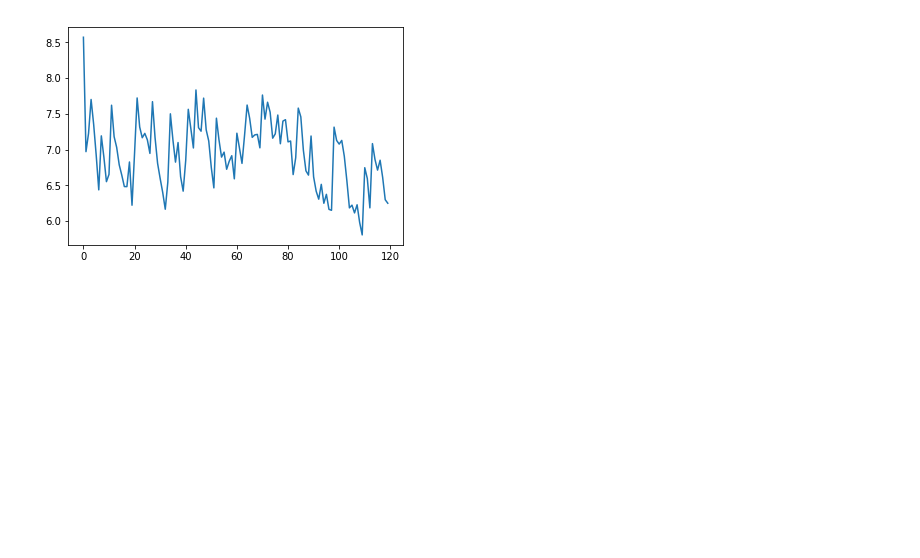
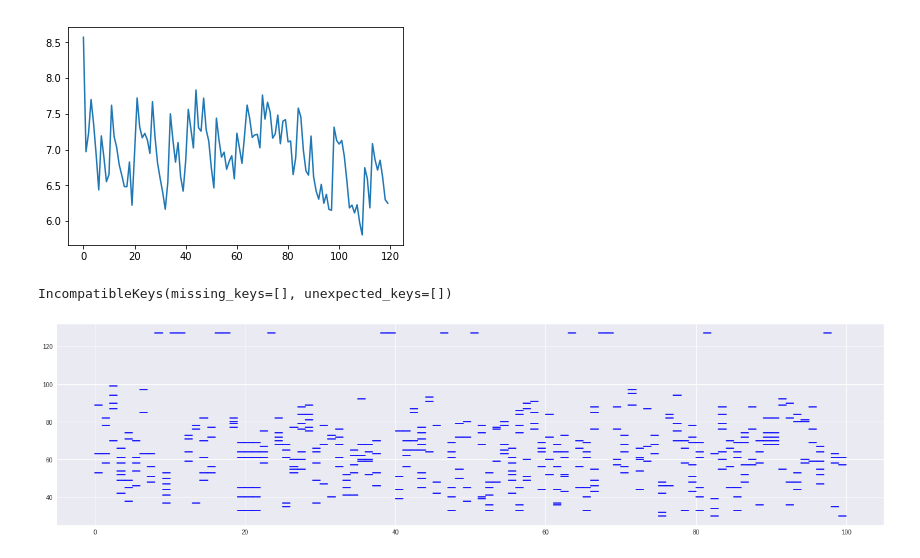
Before and after one commit to bpaszko/MGU-rnn, a Jupyter notebook: notebooks/network.ipynb, the cells around one changed output. Saved outputs shown, nothing was run; the diff lists cells and outputs as text; code cells hidden in the pictures; blank space fills up the shorter version.

```diff
--- a/notebooks/network.ipynb
+++ b/notebooks/network.ipynb
@@ -308,3 +312,8 @@ plt.plot([i for i in range(120000//1000)], losses_avg)
 plt.show()
 # %% [output]
 [figure]
+# %%
+std = torch.load('../models/lstm3_128_50/lstm_3_layer_120000.pb', map_location=device)
+model.load_state_dict(std)
+# %% [output]
+IncompatibleKeys(missing_keys=[], unexpected_keys=[])
@@ -310,0 +328,13 @@ plt.show()
+# %%
+import matplotlib.pyplot as plt
+plt.style.use('seaborn')
+# %%
+plt.figure(figsize=(24, 6))
+sample = generate_sample(model, provider, device=device, length=100, temperature=1.3)
+pr = provider.converter.sequence_to_pianoroll(sample)
+for i in range(pr.shape[1]):
+    notes = np.nonzero(pr[:, i])
+    for note in notes:
+        plt.plot([i, i+1], [note, note], color='blue')
+# %% [output]
+[figure, added]
```
Also changed, not shown: parts of 4 cells of this notebook, 9 other files.
